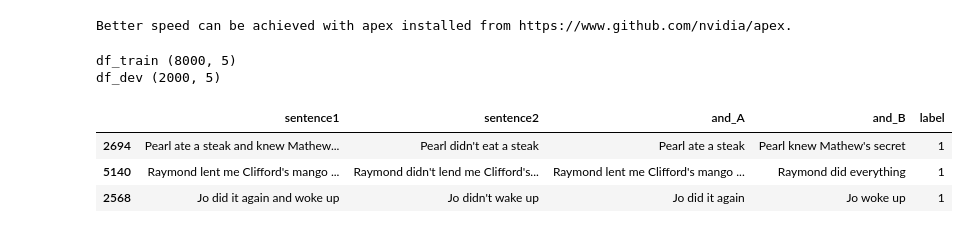
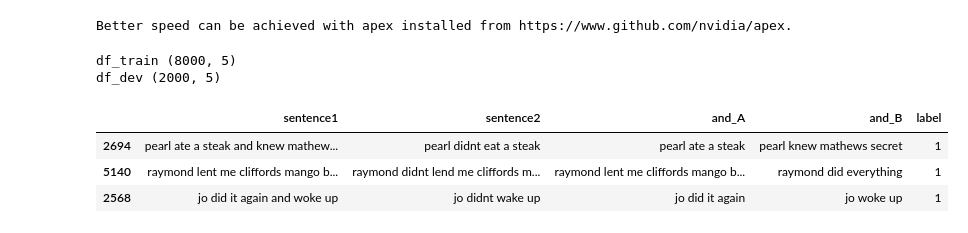
Before and after one commit to kissthink/ContraQA2, a Jupyter notebook: draft1.ipynb, the cells around one changed output. Cells and saved outputs as stored; diff of their text form; code cells hidden in the pictures.

```diff
--- a/draft1.ipynb
+++ b/draft1.ipynb
@@ -28,20 +29,57 @@ from pytorch_pretrained_bert.file_utils import PYTORCH_PRETRAINED_BERT_CACHE
 from sklearn.model_selection import train_test_split
 # %% [output]
 Better speed can be achieved with apex installed from https://www.github.com/nvidia/apex.
+# %%
+spaces = re.compile(' +')
+
+
+def remove_first_space(x):
+    """
+    :param x: word
+    :type x: str
+    :return: word withou space in front
+    :rtype: str
+    """
+    if x[0] == " ":
+        return x[1:]
+    else:
+        return x
+
+
+def simple_pre_process_text_df(data, key='text'):
+    """
+    :param data: data frame with the colum 'text'
+    :type data: pd.DataFrame
+    :param key: colum key
+    :type key: str
+    """
+
+    data[key] = data[key].apply(lambda x: x.lower())
+    data[key] = data[key].apply((lambda x: re.sub('[^a-zA-z0-9\s]', '', x))) # noqa
+    data[key] = data[key].apply(remove_first_space) # noqa remove space in the first position
+    data[key] = data[key].apply((lambda x: spaces.sub(" ", x))) # noqa remove double spaces
 # %%
 df = pd.read_csv("fixed_data/boolean4_train.csv")
+
+simple_pre_process_text_df(df, key="sentence1")
+simple_pre_process_text_df(df, key="sentence2")
+simple_pre_process_text_df(df, key="and_A")
+simple_pre_process_text_df(df, key="and_B")
+
+
+
 
 df_train, df_dev = train_test_split(df, test_size=0.20, random_state=1)
 print("df_train", df_train.shape)
 print("df_dev", df_dev.shape)
 df_train.head(3)
 # %% [output]
 df_train (8000, 5)
 df_dev (2000, 5)
 |  | sentence1 | sentence2 | and_A | and_B | label |
-| 2694 | Pearl ate a steak and knew Mathew... | Pearl didn't eat a steak | Pearl ate a steak | Pearl knew Mathew's secret | 1 |
-| 5140 | Raymond lent me Clifford's mango ... | Raymond didn't lend me Clifford's... | Raymond lent me Clifford's mango ... | Raymond did everything | 1 |
-| 2568 | Jo did it again and woke up | Jo didn't wake up | Jo did it again | Jo woke up | 1 |
+| 2694 | pearl ate a steak and knew mathew... | pearl didnt eat a steak | pearl ate a steak | pearl knew mathews secret | 1 |
+| 5140 | raymond lent me cliffords mango b... | raymond didnt lend me cliffords m... | raymond lent me cliffords mango b... | raymond did everything | 1 |
+| 2568 | jo did it again and woke up | jo didnt wake up | jo did it again | jo woke up | 1 |
 # %%
 logging.basicConfig(format = '%(asctime)s - %(levelname)s - %(name)s -   %(message)s',
                     datefmt = '%m/%d/%Y %H:%M:%S',
```
Also changed, not shown: parts of 22 cells of this notebook.
